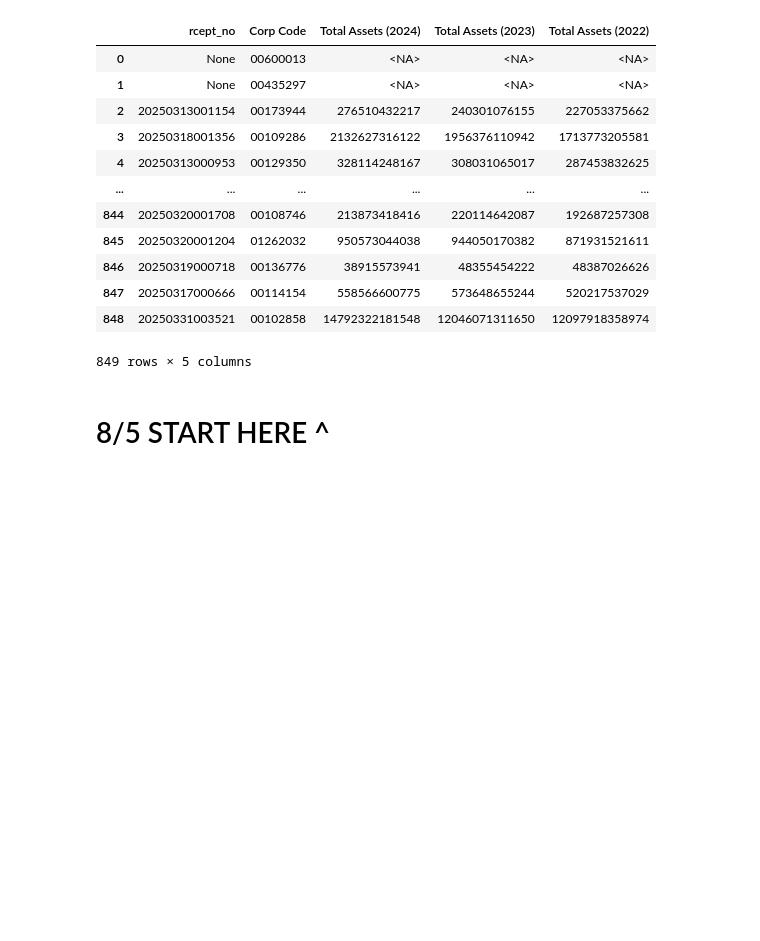
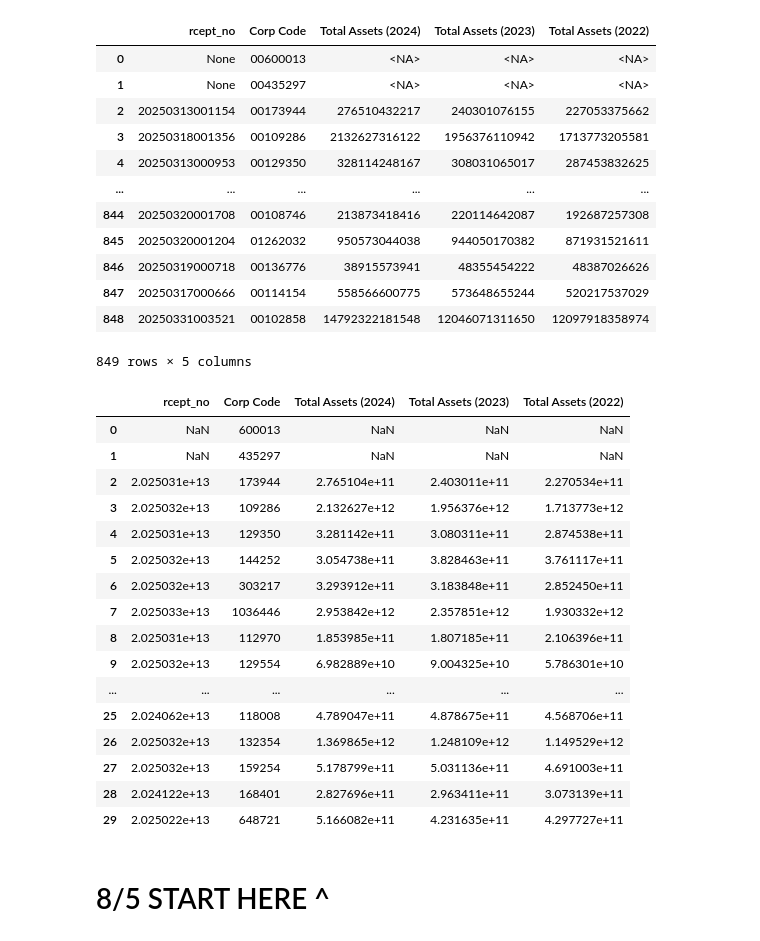
Before and after one commit to IreneYan07/governance_scoring_proj, a Jupyter notebook: notebooks/01_data_extraction.ipynb, the cells around one changed output. Drawn from its saved outputs; the diff is of its cells as text; code cells hidden in the pictures; blank space fills up the shorter version.

```diff
--- a/notebooks/01_data_extraction.ipynb
+++ b/notebooks/01_data_extraction.ipynb
@@ -371,6 +371,27 @@ Fetching assets for corp_code: 00102858
 | 847 | 20250317000666 | 00114154 | 558566600775 | 573648655244 | 520217537029 |
 | 848 | 20250331003521 | 00102858 | 14792322181548 | 12046071311650 | 12097918358974 |
 849 rows × 5 columns
+# %%
+assets_df = pd.read_csv(r'C:\Program Files\Git\OPENDART\governance_scoring_proj\notebooks\data\raw\financial_metrics_2024_11011.csv')
+assets_df.head(30)
+# %% [output]
+|  | rcept_no | Corp Code | Total Assets (2024) | Total Assets (2023) | Total Assets (2022) |
+| 0 | NaN | 600013 | NaN | NaN | NaN |
+| 1 | NaN | 435297 | NaN | NaN | NaN |
+| 2 | 2.025031e+13 | 173944 | 2.765104e+11 | 2.403011e+11 | 2.270534e+11 |
+| 3 | 2.025032e+13 | 109286 | 2.132627e+12 | 1.956376e+12 | 1.713773e+12 |
+| 4 | 2.025031e+13 | 129350 | 3.281142e+11 | 3.080311e+11 | 2.874538e+11 |
+| 5 | 2.025032e+13 | 144252 | 3.054738e+11 | 3.828463e+11 | 3.761117e+11 |
+| 6 | 2.025032e+13 | 303217 | 3.293912e+11 | 3.183848e+11 | 2.852450e+11 |
+| 7 | 2.025033e+13 | 1036446 | 2.953842e+12 | 2.357851e+12 | 1.930332e+12 |
+| 8 | 2.025031e+13 | 112970 | 1.853985e+11 | 1.807185e+11 | 2.106396e+11 |
+| 9 | 2.025032e+13 | 129554 | 6.982889e+10 | 9.004325e+10 | 5.786301e+10 |
+| ... | ... | ... | ... | ... | ... |
+| 25 | 2.024062e+13 | 118008 | 4.789047e+11 | 4.878675e+11 | 4.568706e+11 |
+| 26 | 2.025032e+13 | 132354 | 1.369865e+12 | 1.248109e+12 | 1.149529e+12 |
+| 27 | 2.025032e+13 | 159254 | 5.178799e+11 | 5.031136e+11 | 4.691003e+11 |
+| 28 | 2.024122e+13 | 168401 | 2.827696e+11 | 2.963411e+11 | 3.073139e+11 |
+| 29 | 2.025022e+13 | 648721 | 5.166082e+11 | 4.231635e+11 | 4.297727e+11 |
 # %% [markdown]
 # 8/5 START HERE ^
 # %%
```
Also changed, not shown: parts of 1 cell of this notebook.
